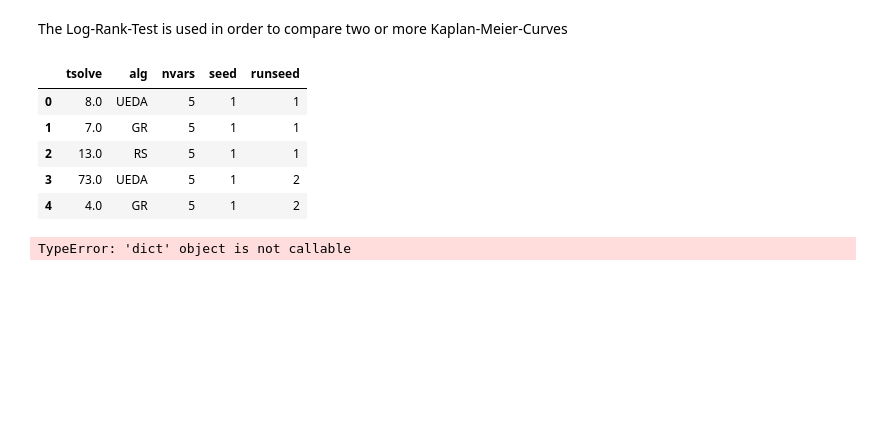
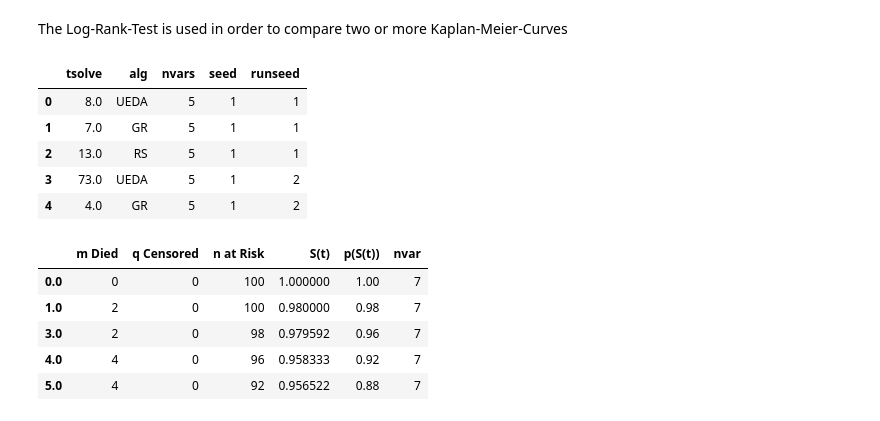
Before and after one commit to denizterzioglu/sabbo, a Jupyter notebook: ANotebook.ipynb, the cells around one changed output. Drawn from its saved outputs; the diff is of its cells as text; code cells hidden in the pictures; blank space fills up the shorter version.

```diff
--- a/ANotebook.ipynb
+++ b/ANotebook.ipynb
@@ -1242,6 +1186,12 @@ originDf.head()
 # %%
 # Make two examples for the same nvars that we are going to compare
 MNQDf1 = makeMNQDf(7, "UEDA", slots=True)
-MNQDf2 = makeMNQDf(7, "GS", slots=True)
+MNQDf2 = makeMNQDf(7, "RS", slots=True)
+MNQDf1.head()
 # %% [output]
-TypeError: 'dict' object is not callable
+|  | m Died | q Censored | n at Risk | S(t) | p(S(t)) | nvar |
+| 0.0 | 0 | 0 | 100 | 1.000000 | 1.00 | 7 |
+| 1.0 | 2 | 0 | 100 | 0.980000 | 0.98 | 7 |
+| 3.0 | 2 | 0 | 98 | 0.979592 | 0.96 | 7 |
+| 4.0 | 4 | 0 | 96 | 0.958333 | 0.92 | 7 |
+| 5.0 | 4 | 0 | 92 | 0.956522 | 0.88 | 7 |
```
Also changed, not shown: parts of 20 cells of this notebook.
